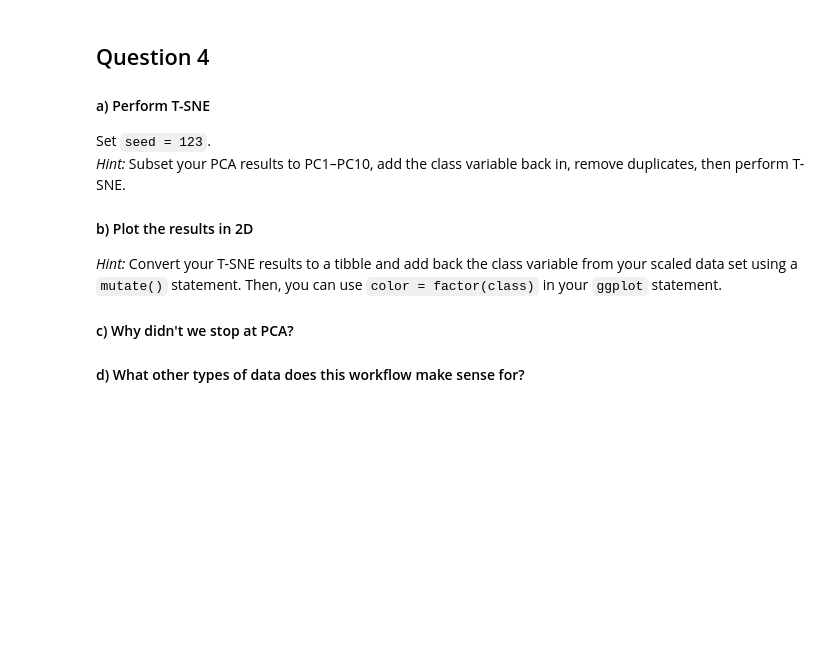
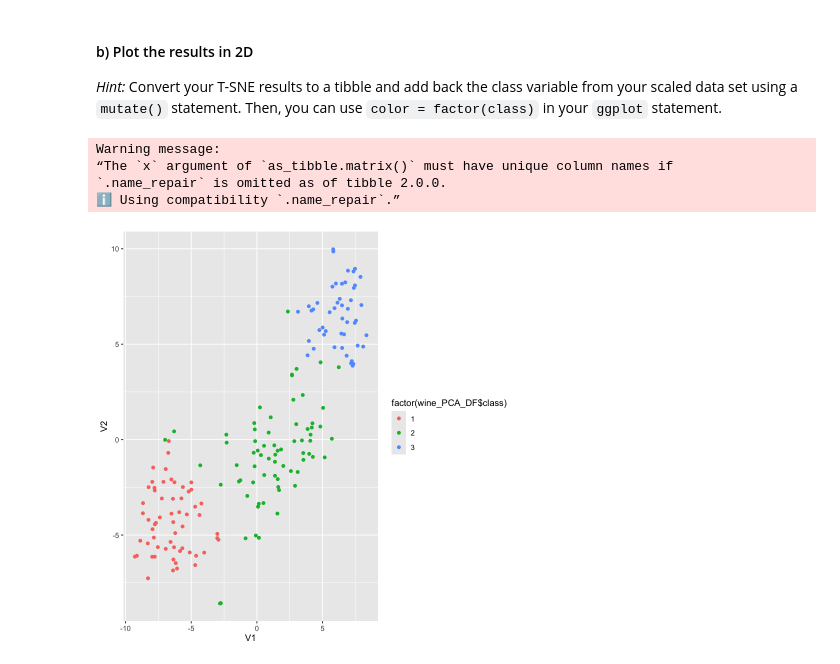
Before and after one commit to Jama-Brookes/BIOS512, a Jupyter notebook: Homework/HW5/BIOS512_hw5_Brookes.ipynb, the cells around one changed output. Drawn from its saved outputs; the diff is of its cells as text; code cells hidden in the pictures; blank space fills up the shorter version.

Commit message:
added HW5 jupyter notebook and updated other HW5 files

```diff
--- a/Homework/HW5/BIOS512_hw5_Brookes.ipynb
+++ b/Homework/HW5/BIOS512_hw5_Brookes.ipynb
@@ -20,0 +34,8 @@ ERROR: Error in library(Rtsne): there is no package called ‘Rtsne’
+# %%
+str(wine)
+
+#changing class to character
+
+wine$class <- as.character(wine$class)
+
+str(wine)
@@ -27,0 +88,5 @@ ERROR: Error in library(Rtsne): there is no package called ‘Rtsne’
+# %%
+wine_scaled <- wine %>%
+  mutate(across(where(is.numeric), ~as.numeric(scale(.))))
+
+summary(wine_scaled)
@@ -27,0 +122,5 @@ ERROR: Error in library(Rtsne): there is no package called ‘Rtsne’
+# %%
+PCA_wine <- wine_scaled %>% select(where(is.numeric)) %>%
+                                  prcomp(); # runs PCA on d
+PCA_wine
+summary(PCA_wine)
@@ -48,0 +242,22 @@ ERROR: Error in library(Rtsne): there is no package called ‘Rtsne’
+# %%
+library(Rtsne)
+
+wine_PCA_DF <- PCA_wine$x %>% as.data.frame() %>% select(PC1:PC10)
+
+#adding wine class back
+wine_PCA_DF$class <- wine$class
+
+#removing duplicates
+wine_PCA_no_duplicates <- wine_PCA_DF %>% filter(!duplicated(.))
+
+str(wine_PCA_no_duplicates)
+
+set.seed(123)
+
+tsne_wine <- wine_PCA_no_duplicates %>% select(-class) %>%
+                  Rtsne(.,
+                  dims = 2,
+                  perplexity = 30,
+                  verbose = FALSE,
+                  check_duplicates = FALSE
+                )
@@ -49,13 +277,13 @@ ERROR: Error in library(Rtsne): there is no package called ‘Rtsne’
 # %% [markdown]
-## Question 4
-#### a) Perform T-SNE
-Set `seed = 123`.
-*Hint:* Subset your PCA results to PC1–PC10, add the class variable back in, remove duplicates, then perform T-SNE.
-
 #### b) Plot the results in 2D
 *Hint:* Convert your T-SNE results to a tibble and add back the class variable from your scaled data set using a `mutate()` statement. Then, you can use `color = factor(class)` in your `ggplot` statement.
-
-#### c) Why didn't we stop at PCA?
-
-
-#### d) What other types of data does this workflow make sense for?
+# %%
+results <- as_tibble(tsne_wine$Y)
+
+ggplot(results, aes(V1, V2)) + geom_point(aes(color = factor(wine_PCA_DF$class)))
+# %% [output]
+Warning message:
+“The `x` argument of `as_tibble.matrix()` must have unique column names if
+`.name_repair` is omitted as of tibble 2.0.0.
+ℹ Using compatibility `.name_repair`.”
+[figure, added]
```
Also changed, not shown: parts of 26 cells of this notebook, 2 other files.
